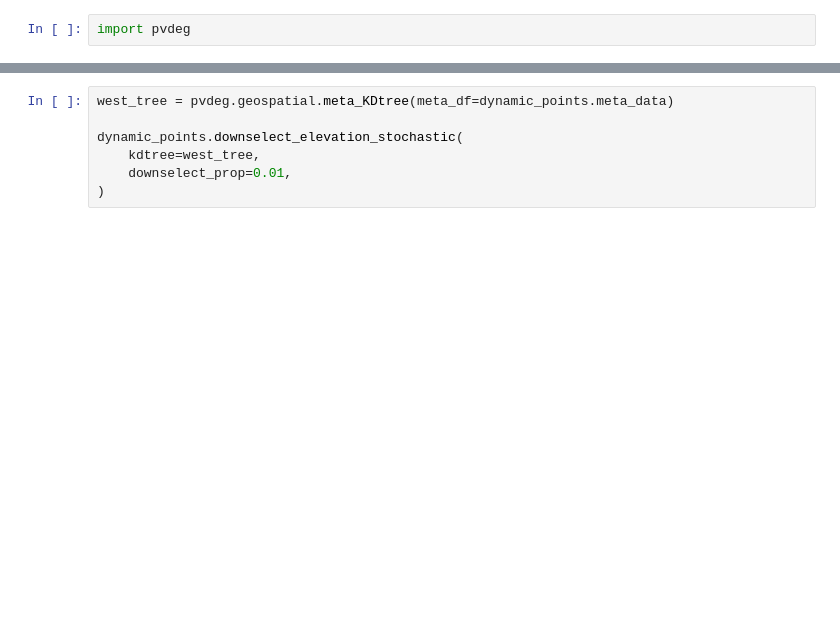
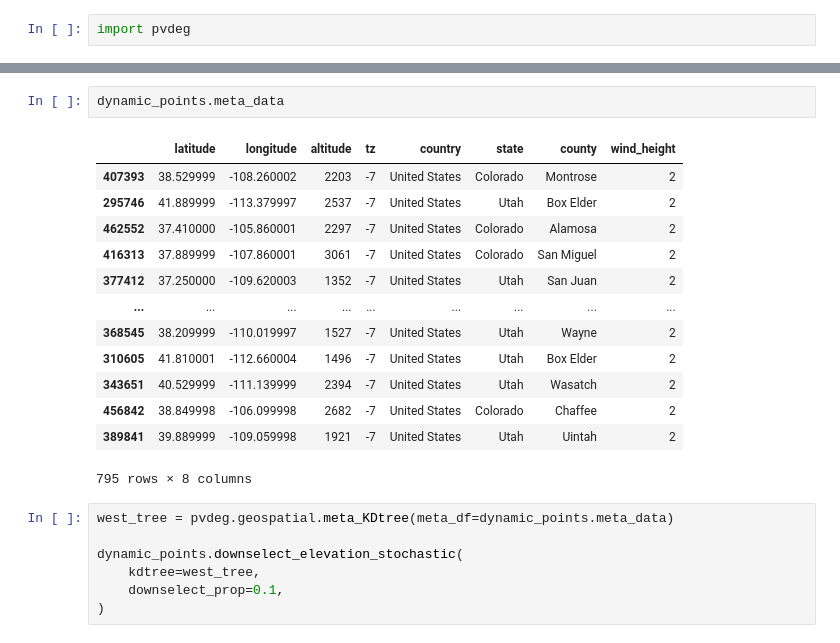
Before and after one commit to NREL/PVDegradationTools, a Jupyter notebook: tutorials_and_tools/tutorials_and_tools/Scenario - Non-uniform Mountain Prefferential Downselect.ipynb, the cells around one changed output, grey strips where cells are left out. Drawn from its saved outputs; the diff is of its cells as text; blank space fills up the shorter version.

```diff
--- a/tutorials_and_tools/tutorials_and_tools/Scenario - Non-uniform Mountain Prefferential Downselect.ipynb
+++ b/tutorials_and_tools/tutorials_and_tools/Scenario - Non-uniform Mountain Prefferential Downselect.ipynb
@@ -20,9 +32,25 @@ dynamic_points.plot_coords(
+# %%
+dynamic_points.meta_data
+# %% [output]
+|  | latitude | longitude | altitude | tz | country | state | county | wind_height |
+| 407393 | 38.529999 | -108.260002 | 2203 | -7 | United States | Colorado | Montrose | 2 |
+| 295746 | 41.889999 | -113.379997 | 2537 | -7 | United States | Utah | Box Elder | 2 |
+| 462552 | 37.410000 | -105.860001 | 2297 | -7 | United States | Colorado | Alamosa | 2 |
+| 416313 | 37.889999 | -107.860001 | 3061 | -7 | United States | Colorado | San Miguel | 2 |
+| 377412 | 37.250000 | -109.620003 | 1352 | -7 | United States | Utah | San Juan | 2 |
+| ... | ... | ... | ... | ... | ... | ... | ... | ... |
+| 368545 | 38.209999 | -110.019997 | 1527 | -7 | United States | Utah | Wayne | 2 |
+| 310605 | 41.810001 | -112.660004 | 1496 | -7 | United States | Utah | Box Elder | 2 |
+| 343651 | 40.529999 | -111.139999 | 2394 | -7 | United States | Utah | Wasatch | 2 |
+| 456842 | 38.849998 | -106.099998 | 2682 | -7 | United States | Colorado | Chaffee | 2 |
+| 389841 | 39.889999 | -109.059998 | 1921 | -7 | United States | Utah | Uintah | 2 |
+795 rows × 8 columns
 # %%
 west_tree = pvdeg.geospatial.meta_KDtree(meta_df=dynamic_points.meta_data)
 
 dynamic_points.downselect_elevation_stochastic(
     kdtree=west_tree,
-    downselect_prop=0.01,
+    downselect_prop=0.1,
 )
 # %%
 dynamic_points.plot_coords()
```
Also changed, not shown: parts of 29 cells of this notebook, 1 other file.
